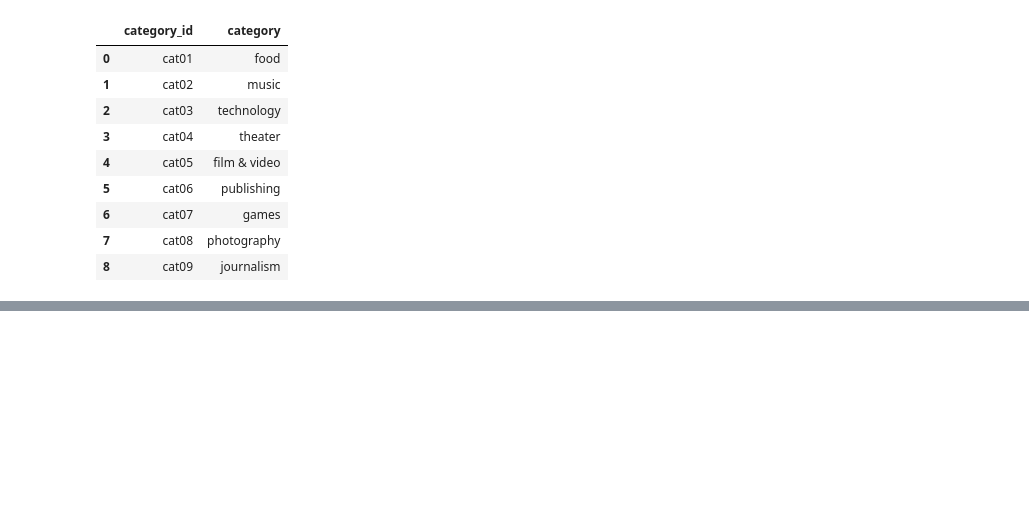
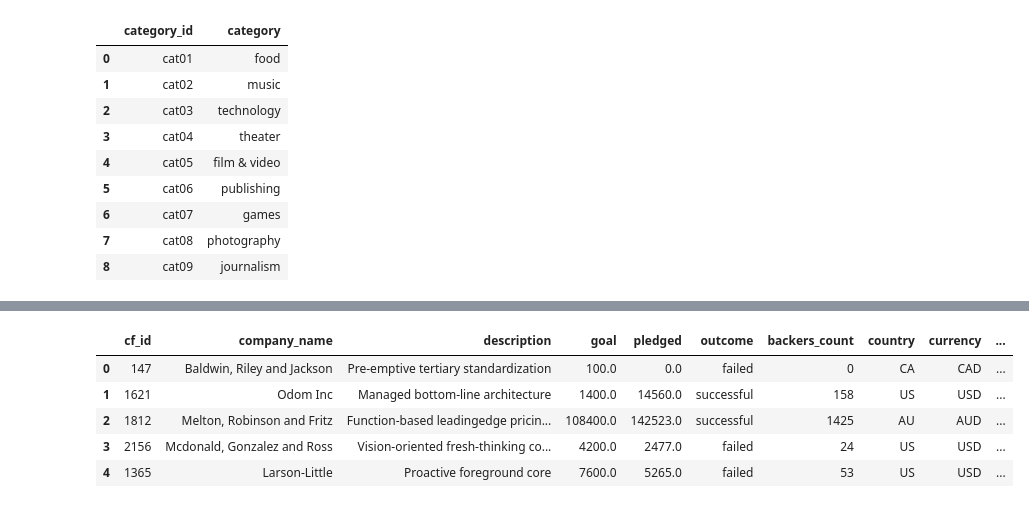
Before and after one commit to rajeev-t/crowdfunding-etl, a Jupyter notebook: data-extraction.ipynb, the cells around one changed output, grey strips where cells are left out. Saved outputs shown, nothing was run; the diff lists cells and outputs as text; code cells hidden in the pictures; blank space fills up the shorter version.

Commit message:
exported a cleaned campaign df

```diff
--- a/data-extraction.ipynb
+++ b/data-extraction.ipynb
@@ -192,3 +193,7 @@ category_df.head(10)
 
 category_df.to_csv("category.csv", index="False")
 subcategory_df.to_csv("subcategory.csv", index="False")
+# %%
+# Create a copy of the crowdfunding_info_df DataFrame name campaign_df.
+campaign_df = crowdfunding_info_df.copy()
+campaign_df.head()
@@ -194,0 +207,14 @@ subcategory_df.to_csv("subcategory.csv", index="False")
+# %%
+# Rename the blurb, launched_at, and deadline columns.
+campaign_df = campaign_df.rename(columns={'blurb': 'description', 'launched_at': 'launched_date', 'deadline': 'end_date'})
+# %%
+# Convert the goal and pledged columns to a `float` data type.
+campaign_df[["goal","pledged"]] = campaign_df[["goal","pledged"]].astype(float)
+campaign_df.head()
+# %% [output]
+|  | cf_id | company_name | description | goal | pledged | outcome | backers_count | country | currency | ... |
+| 0 | 147 | Baldwin, Riley and Jackson | Pre-emptive tertiary standardization | 100.0 | 0.0 | failed | 0 | CA | CAD | ... |
+| 1 | 1621 | Odom Inc | Managed bottom-line architecture | 1400.0 | 14560.0 | successful | 158 | US | USD | ... |
+| 2 | 1812 | Melton, Robinson and Fritz | Function-based leadingedge pricin... | 108400.0 | 142523.0 | successful | 1425 | AU | AUD | ... |
+| 3 | 2156 | Mcdonald, Gonzalez and Ross | Vision-oriented fresh-thinking co... | 4200.0 | 2477.0 | failed | 24 | US | USD | ... |
+| 4 | 1365 | Larson-Little | Proactive foreground core | 7600.0 | 5265.0 | failed | 53 | US | USD | ... |
```
Also changed, not shown: parts of 14 cells of this notebook, 1 other file.
